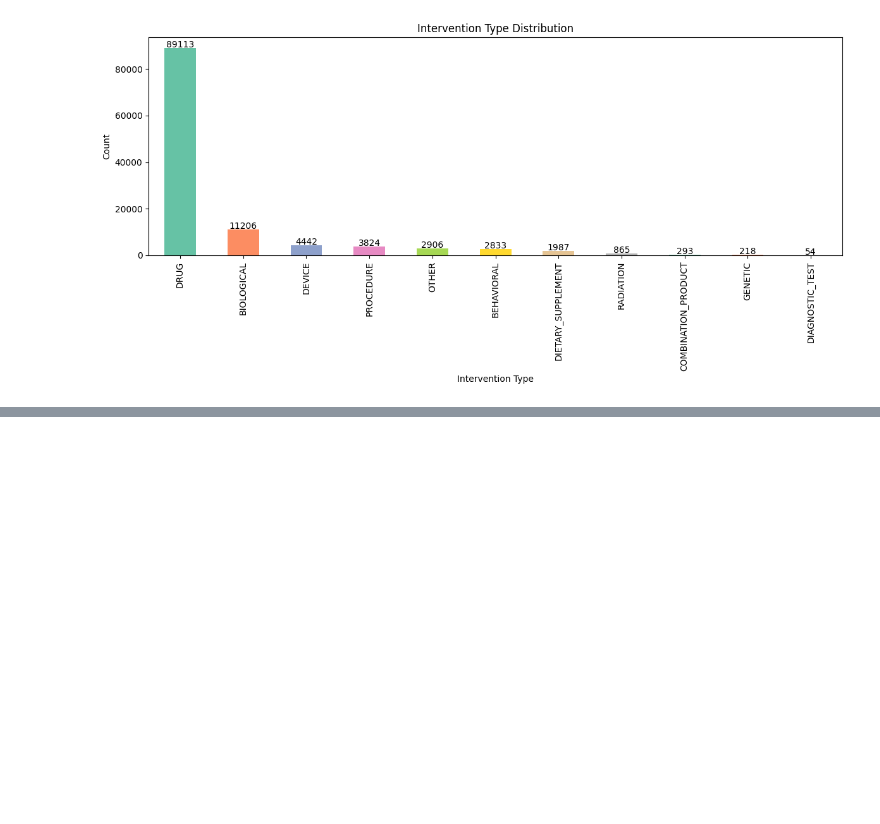
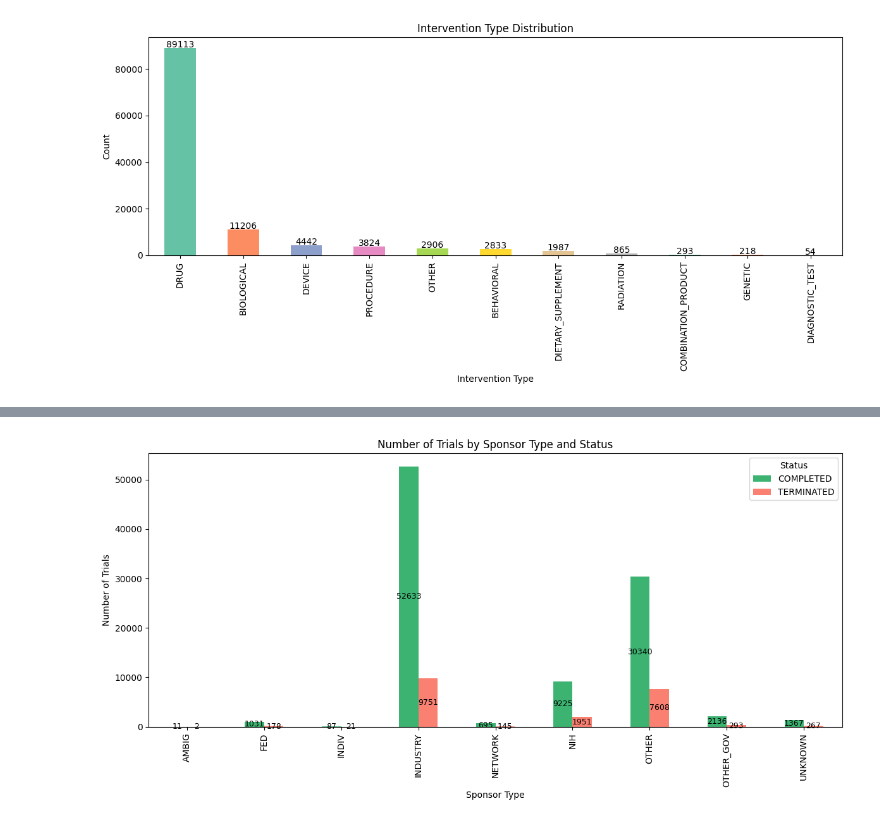
Before and after one commit to Ariiif12345/Hackathon_ds, a Jupyter notebook: EDA.ipynb, the cells around one changed output, grey strips where cells are left out. Cells and saved outputs as stored; diff of their text form; code cells hidden in the pictures; blank space fills up the shorter version.

```diff
--- a/EDA.ipynb
+++ b/EDA.ipynb
@@ -39,6 +39,9 @@ plt.show()
 # %% [output]
 [figure]
 # %%
+# Create counts of trials by phase and status
+phase_status_counts = pd.crosstab(df['phase'], df['status'])
+
 # Plot side by side bars (not stacked)
 ax = phase_status_counts.plot(kind='bar', stacked=False, figsize=(12,6))
 plt.title('Number of Trials by Phase and Status')
@@ -153,0 +177,14 @@ plt.show()
+# %%
+ax = sponsor_status_counts.plot(kind='bar', stacked=False, figsize=(12,6), color=['mediumseagreen', 'salmon'])
+plt.title('Number of Trials by Sponsor Type and Status')
+plt.xlabel('Sponsor Type')
+plt.ylabel('Number of Trials')
+plt.legend(title='Status')
+
+for c in ax.containers:
+    ax.bar_label(c, label_type='center', fontsize=9)
+
+plt.tight_layout()
+plt.show()
+# %% [output]
+[figure, added]
```
Also changed, not shown: parts of 2 cells of this notebook.
